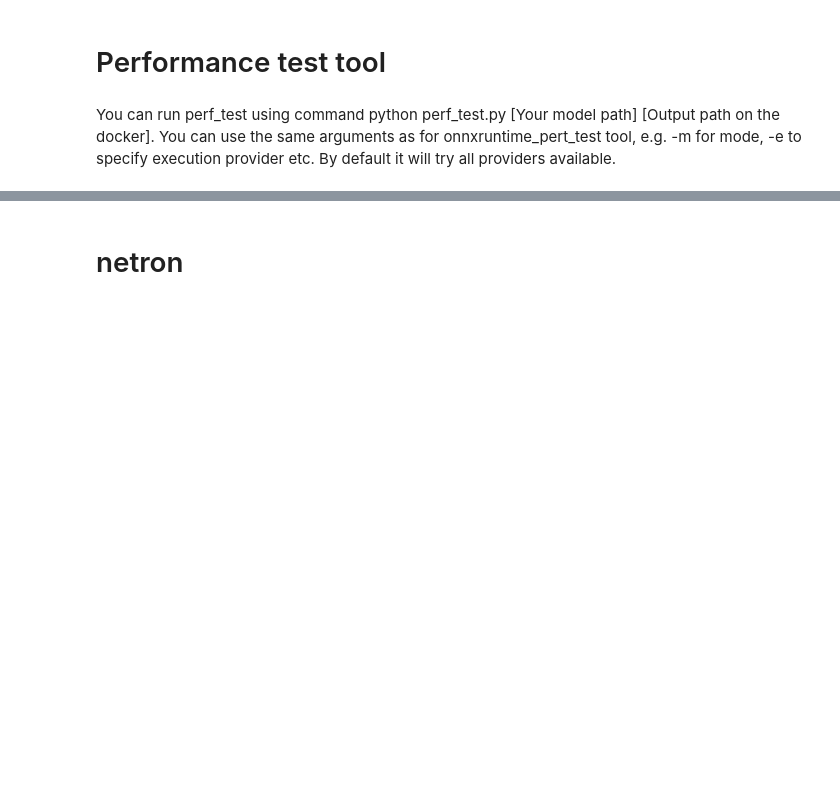
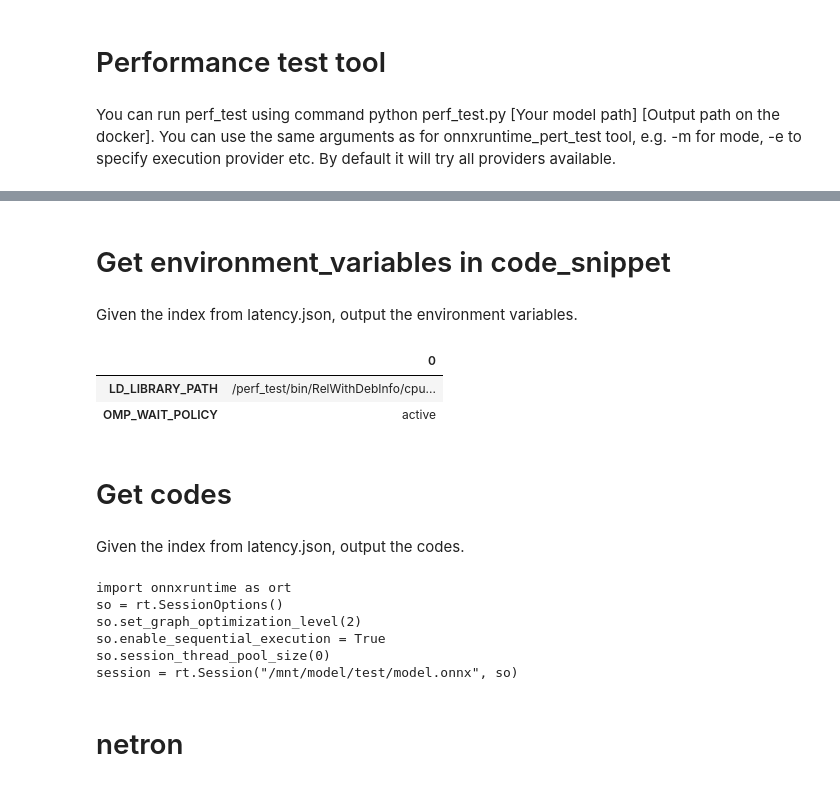
Before and after one commit to microsoft/Olive, a Jupyter notebook: notebook/onnx-pipeline.ipynb, the cells around one changed output, grey strips where cells are left out. Saved outputs shown, nothing was run; the diff lists cells and outputs as text; code cells hidden in the pictures; blank space fills up the shorter version.

```diff
--- a/notebook/onnx-pipeline.ipynb
+++ b/notebook/onnx-pipeline.ipynb
@@ -254,3 +373,26 @@ Optional. The path of the result.
+# %% [markdown]
+# Get environment_variables in code_snippet
+# %% [markdown]
+Given the index from latency.json, output the environment variables.
+# %%
+r.print_environment(3)
+# %% [output]
+|  | 0 |
+| LD_LIBRARY_PATH | /perf_test/bin/RelWithDebInfo/cpu... |
+| OMP_WAIT_POLICY | active |
+# %% [markdown]
+# Get codes
+# %% [markdown]
+Given the index from latency.json, output the codes.
+# %%
+print(r.get_code(3))
+# %% [output]
+import onnxruntime as ort
+so = rt.SessionOptions()
+so.set_graph_optimization_level(2)
+so.enable_sequential_execution = True
+so.session_thread_pool_size(0)
+session = rt.Session("/mnt/model/test/model.onnx", so)
 # %% [markdown]
 # netron
 # %%
```
Also changed, not shown: parts of 19 cells of this notebook, 1 other file.
